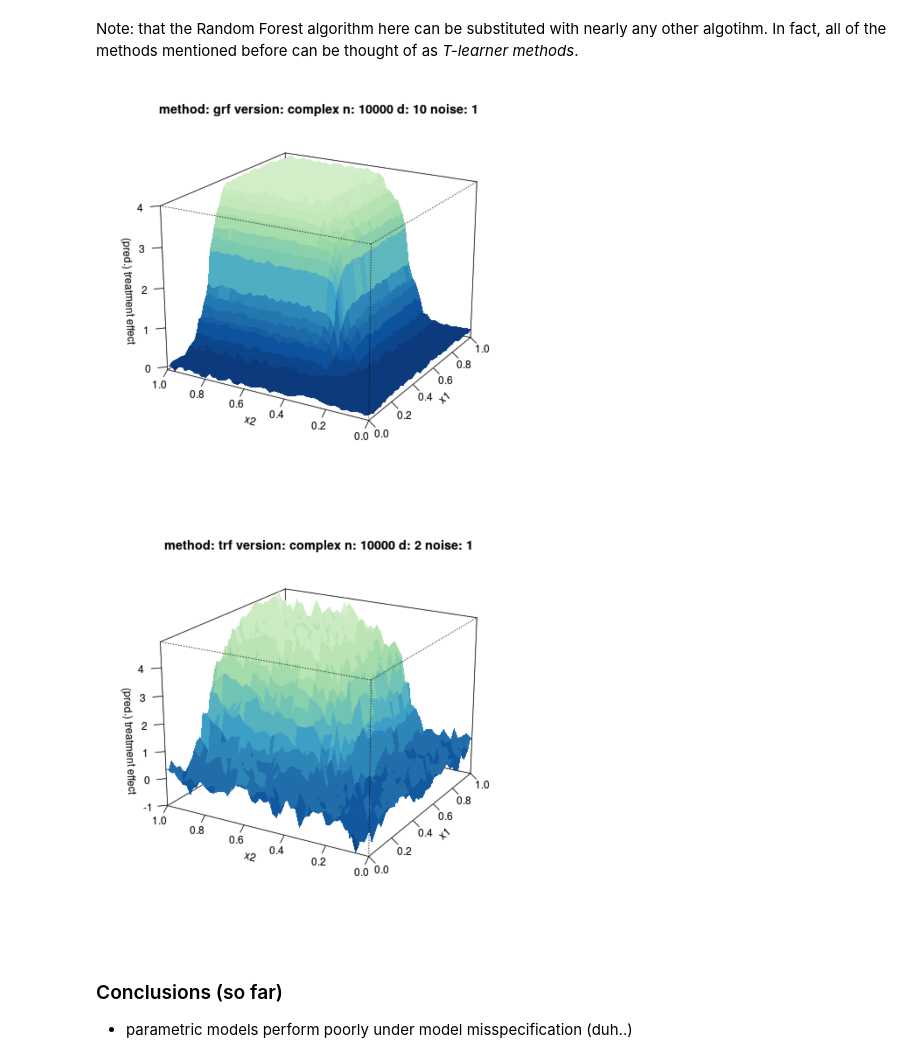
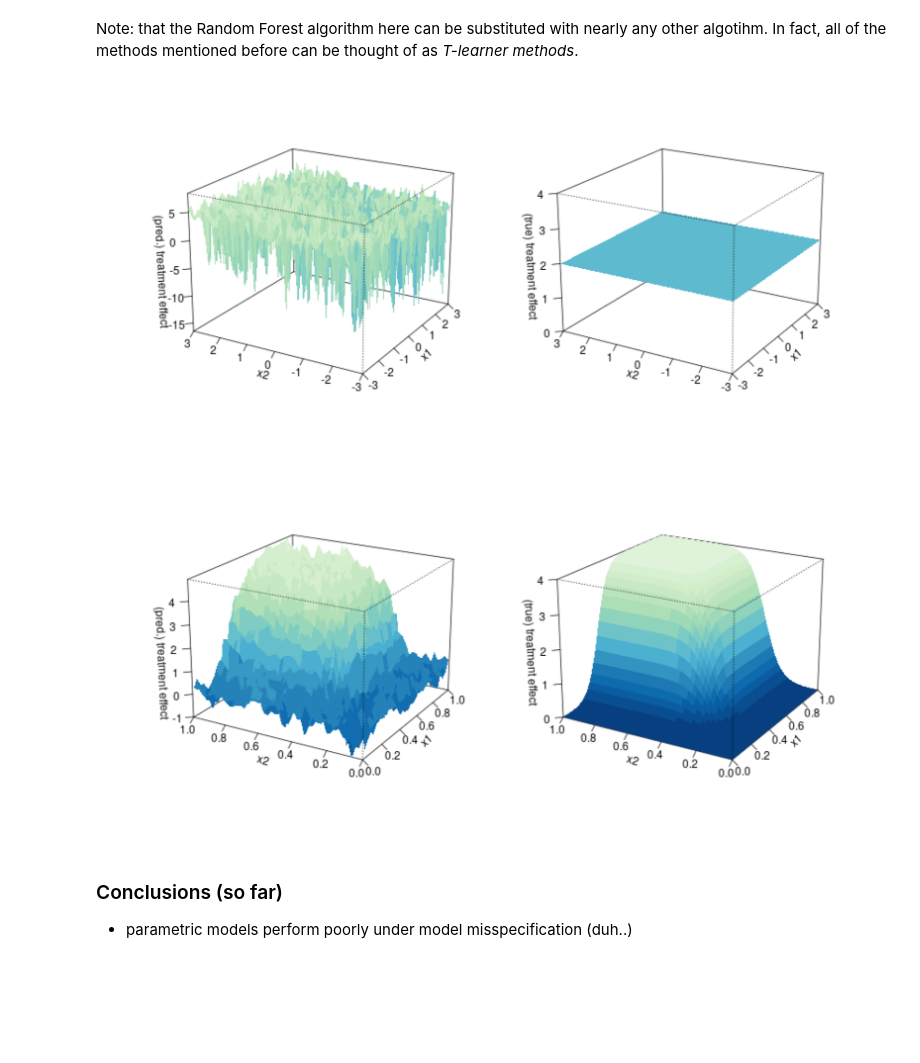
Before and after one commit to JosefNagelschmidt/topics-econometrics, a Jupyter notebook: methods.ipynb, the cells around one changed output. Cells and saved outputs as stored; diff of their text form; code cells hidden in the pictures; blank space fills up the shorter version.

```diff
--- a/methods.ipynb
+++ b/methods.ipynb
@@ -64,10 +64,10 @@ where $\hat{\mu}_{RF}^{(w)}(x)$ is the prediction for the "$w$" potential outcom
 # %% [markdown]
 Note: that the Random Forest algorithm here can be substituted with nearly any other algotihm. In fact, all of the methods mentioned before can be thought of as *T-learner methods*.
 # %%
-plot_predicted_effect("grf", "complex", n=10000, d=10, noise=1)
+plot_surface("trf", "simple", n=10000, d=10, noise=1)
 # %% [output]
-[figure, old version]
+[figure, new version]
 # %%
-plot_predicted_effect("trf", "complex", n=10000, d=2, noise=1)
+plot_surface("trf", "complex", n=10000, d=2, noise=1)
 # %% [output]
-[figure, old version]
+[figure, new version]
```
Also changed, not shown: parts of 11 cells of this notebook, 9 other files.
